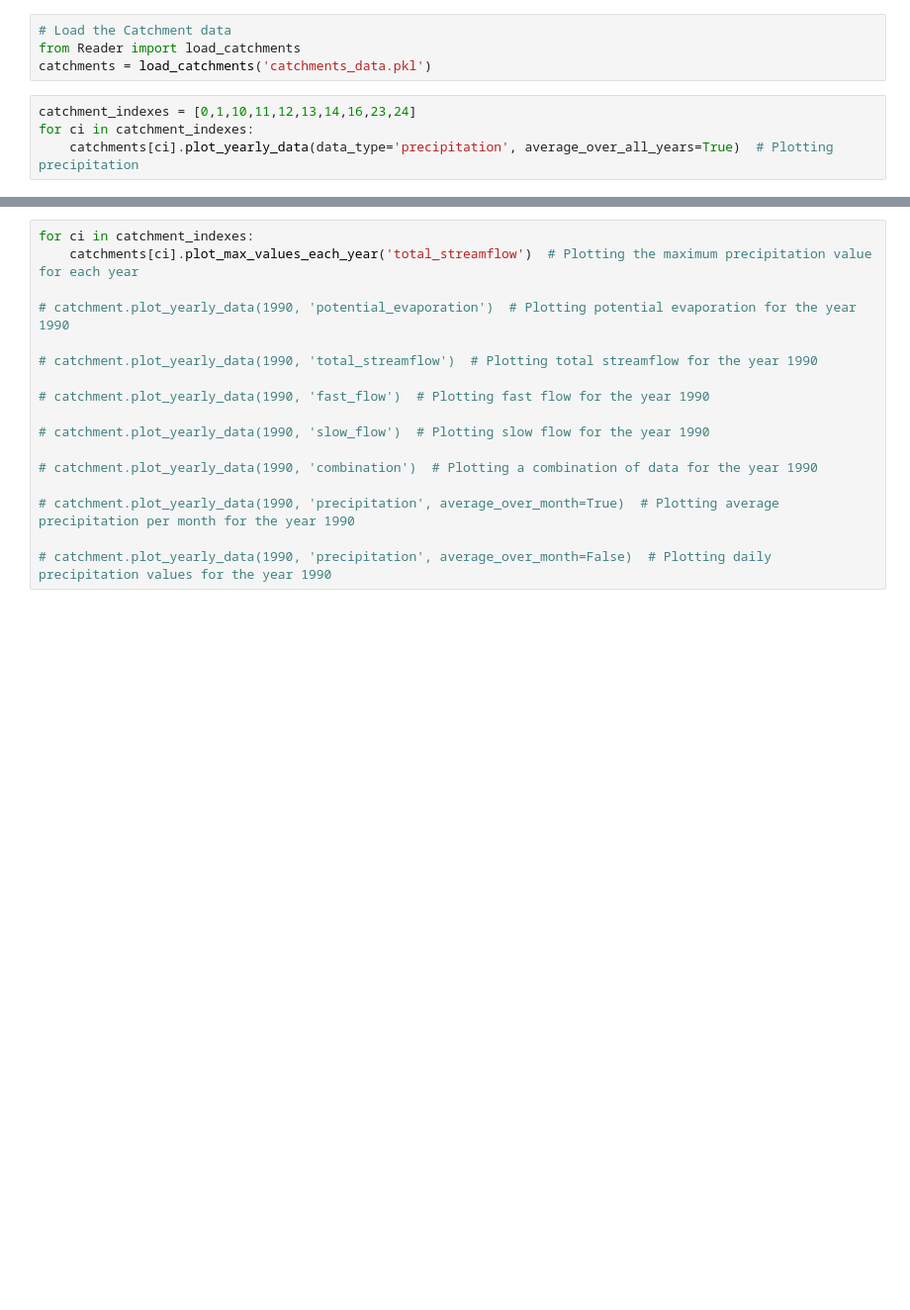
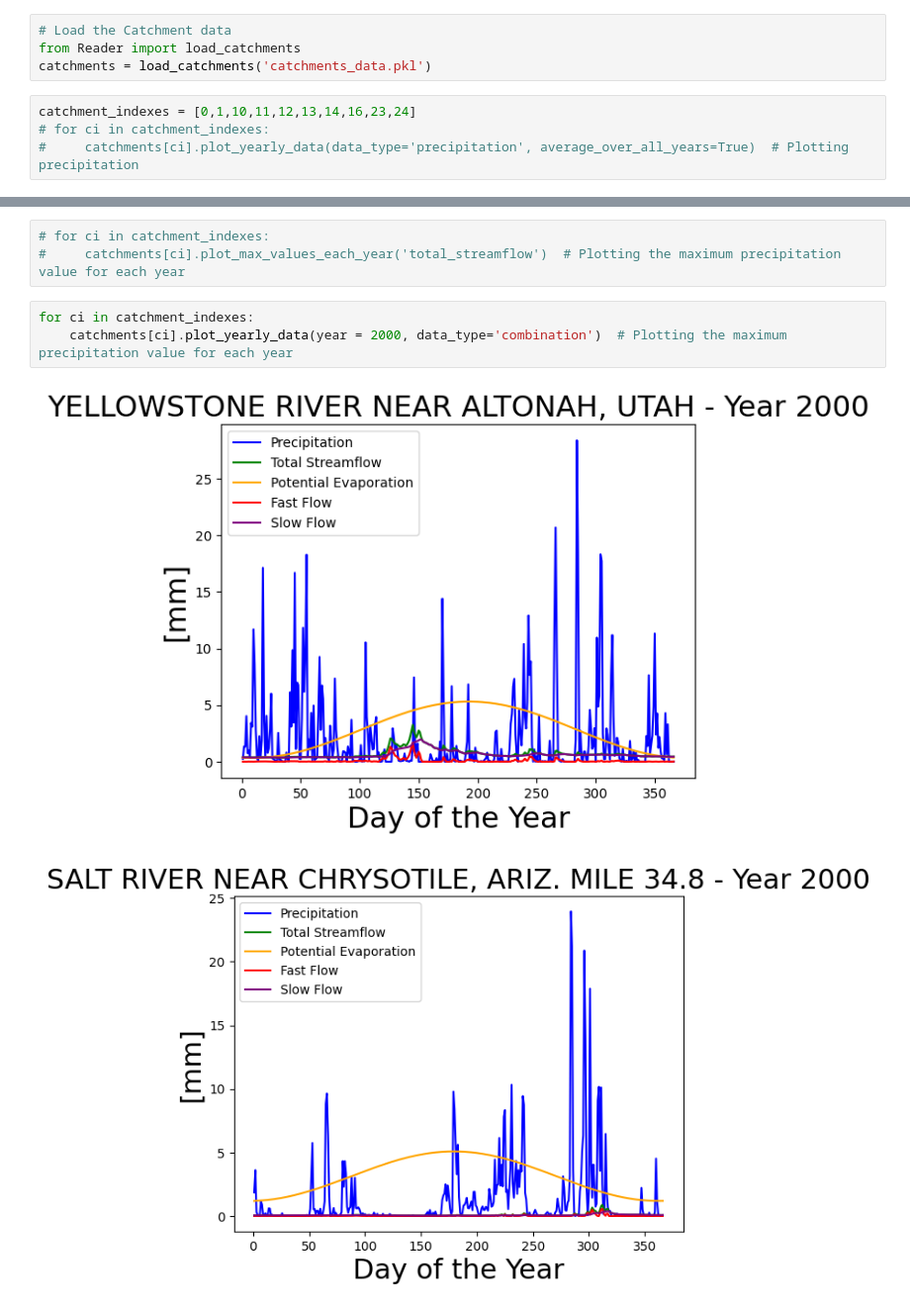
Before and after one commit to Jackman99/Hydrology-Class-Project, a Jupyter notebook: main.ipynb, the cells around one changed output, grey strips where cells are left out. Shown: that part at 99% size. Saved outputs shown, nothing was run; the diff lists cells and outputs as text; blank space fills up the shorter version.

```diff
--- a/main.ipynb
+++ b/main.ipynb
@@ -4,5 +4,5 @@ from Reader import load_catchments
 catchments = load_catchments('catchments_data.pkl')
 # %%
 catchment_indexes = [0,1,10,11,12,13,14,16,23,24]
-for ci in catchment_indexes:
-    catchments[ci].plot_yearly_data(data_type='precipitation', average_over_all_years=True)  # Plotting precipitation
+# for ci in catchment_indexes:
+#     catchments[ci].plot_yearly_data(data_type='precipitation', average_over_all_years=True)  # Plotting precipitation
@@ -20,17 +9,9 @@ for ci in catchment_indexes:
-# %%
-for ci in catchment_indexes:
-    catchments[ci].plot_max_values_each_year('total_streamflow')  # Plotting the maximum precipitation value for each year
-
-# catchment.plot_yearly_data(1990, 'potential_evaporation')  # Plotting potential evaporation for the year 1990
-
-# catchment.plot_yearly_data(1990, 'total_streamflow')  # Plotting total streamflow for the year 1990
-
-# catchment.plot_yearly_data(1990, 'fast_flow')  # Plotting fast flow for the year 1990
-
-# catchment.plot_yearly_data(1990, 'slow_flow')  # Plotting slow flow for the year 1990
-
-# catchment.plot_yearly_data(1990, 'combination')  # Plotting a combination of data for the year 1990
-
-# catchment.plot_yearly_data(1990, 'precipitation', average_over_month=True)  # Plotting average precipitation per month for the year 1990
-
-# catchment.plot_yearly_data(1990, 'precipitation', average_over_month=False)  # Plotting daily precipitation values for the year 1990
+# %%
+# for ci in catchment_indexes:
+#     catchments[ci].plot_max_values_each_year('total_streamflow')  # Plotting the maximum precipitation value for each year
+# %%
+for ci in catchment_indexes:
+    catchments[ci].plot_yearly_data(year = 2000, data_type='combination')  # Plotting the maximum precipitation value for each year
+# %% [output]
+[figure, added]
+[figure, added]
```
Also changed, not shown: parts of 3 cells of this notebook, 31 other files.
